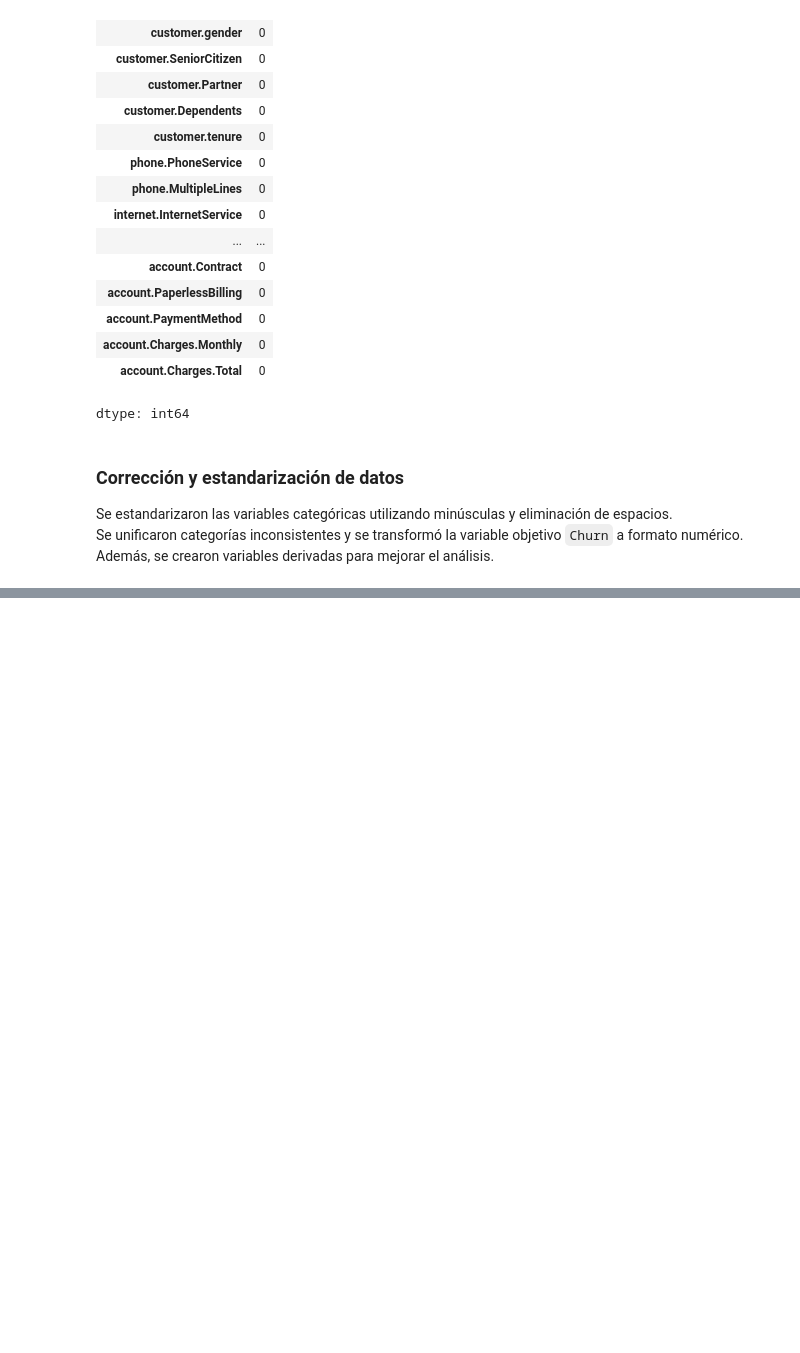
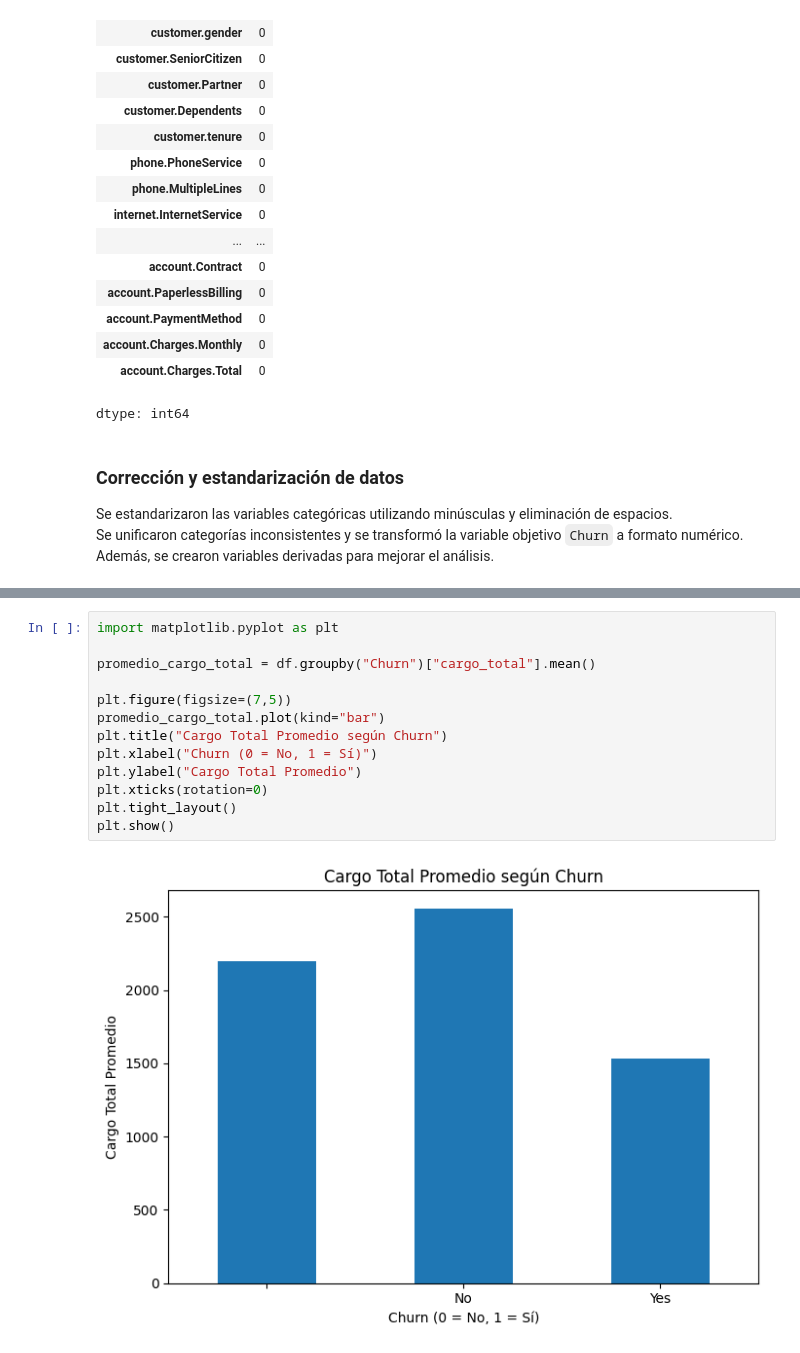
Before and after one commit to natifloresgz-ui/TelecomX_LATAM, a Jupyter notebook: 01_carga_datos.ipynb, the cells around one changed output, grey strips where cells are left out. Drawn from its saved outputs; the diff is of its cells as text; blank space fills up the shorter version.

```diff
--- a/01_carga_datos.ipynb
+++ b/01_carga_datos.ipynb
@@ -183,0 +369,15 @@ df["Cuentas_Diarias"] = df["account.Charges.Monthly"] / 30
+# %%
+import matplotlib.pyplot as plt
+
+promedio_cargo_total = df.groupby("Churn")["cargo_total"].mean()
+
+plt.figure(figsize=(7,5))
+promedio_cargo_total.plot(kind="bar")
+plt.title("Cargo Total Promedio según Churn")
+plt.xlabel("Churn (0 = No, 1 = Sí)")
+plt.ylabel("Cargo Total Promedio")
+plt.xticks(rotation=0)
+plt.tight_layout()
+plt.show()
+# %% [output]
+[figure, added]
```
Also changed, not shown: parts of 28 cells of this notebook.
